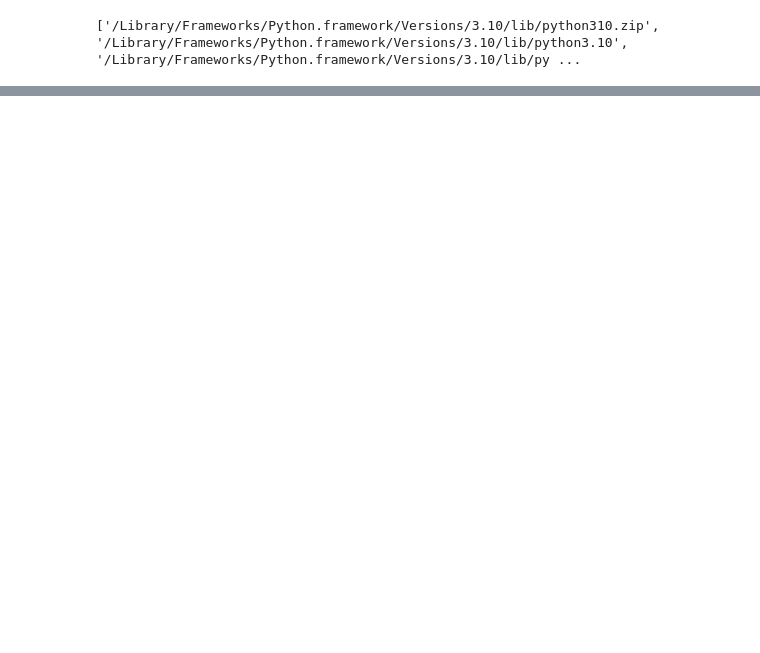
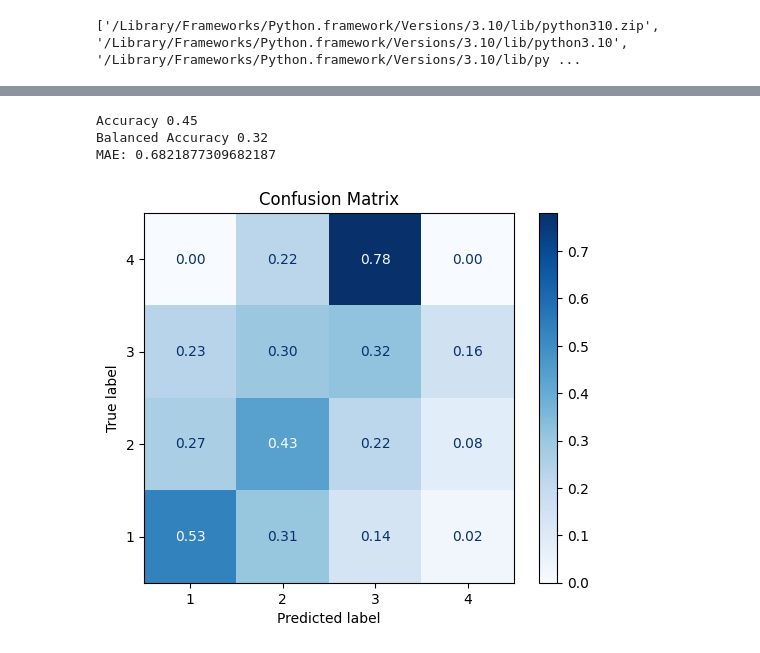
Before and after one commit to CanFam23/avy-forecasting, a Jupyter notebook: notebooks/model/ordinal.ipynb, the cells around one changed output, grey strips where cells are left out. Saved outputs shown, nothing was run; the diff lists cells and outputs as text; code cells hidden in the pictures; blank space fills up the shorter version.

```diff
--- a/notebooks/model/ordinal.ipynb
+++ b/notebooks/model/ordinal.ipynb
@@ -113,0 +93,32 @@ MAE: 0.291072768192048
+# %%
+actual_dangers = pd.read_csv("../../data/2526_FAC/FAC_danger_levels_25.csv")
+
+zone_map = {
+    "whitefish range":"whitefish",
+    "swan range":"swan",
+    "flathead range & glacier np":"flathead"
+}
+
+actual_dangers['date'] = pd.to_datetime(actual_dangers['date'])
+actual_dangers['zone_name'] = actual_dangers['zone_name'].apply(lambda x: zone_map[x])
+
+curr_dff = pd.read_csv("../../data/ops25_26/new_all_predictions.csv").drop(columns=["predicted_danger"]).rename(columns={"date":"timestamp"})
+
+val_x, val_y, val_excluded_cols = prep_data(
+    curr_dff,
+    actual_dangers,
+    coords_geodf,
+    replace_missing=True,
+    change_danger=False,
+    exclude_cols=['date','id','id_x','slope_azi', 'danger_level','altitude','slope_angle','forecast_zone_id','elevation_band','lat', 'lon', 'zone_name', 'geometry'])
+
+val_x = val_x.fillna(0)
+
+preds = oc.predict(val_x)
+
+eval_model(val_y, preds, plot=True, norm=True)
+# %% [output]
+Accuracy 0.45
+Balanced Accuracy 0.32
+MAE: 0.6821877309682187
+[figure, added]
```
Also changed, not shown: parts of 5 cells of this notebook.
